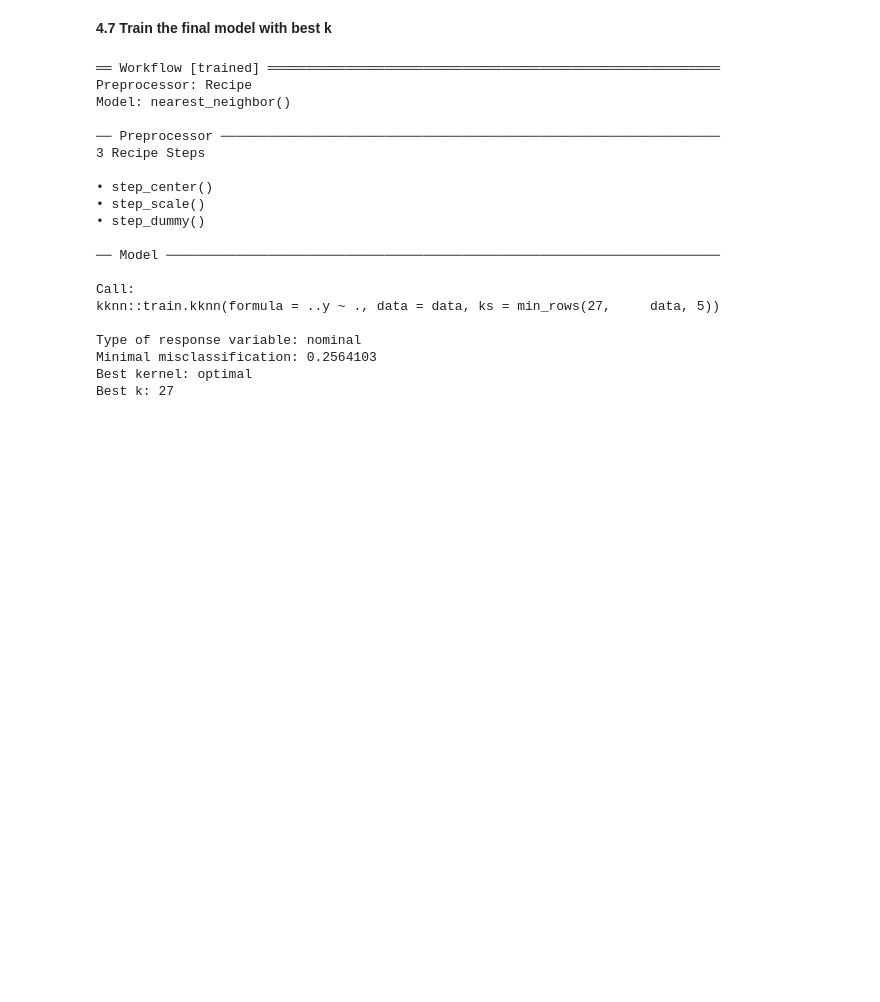
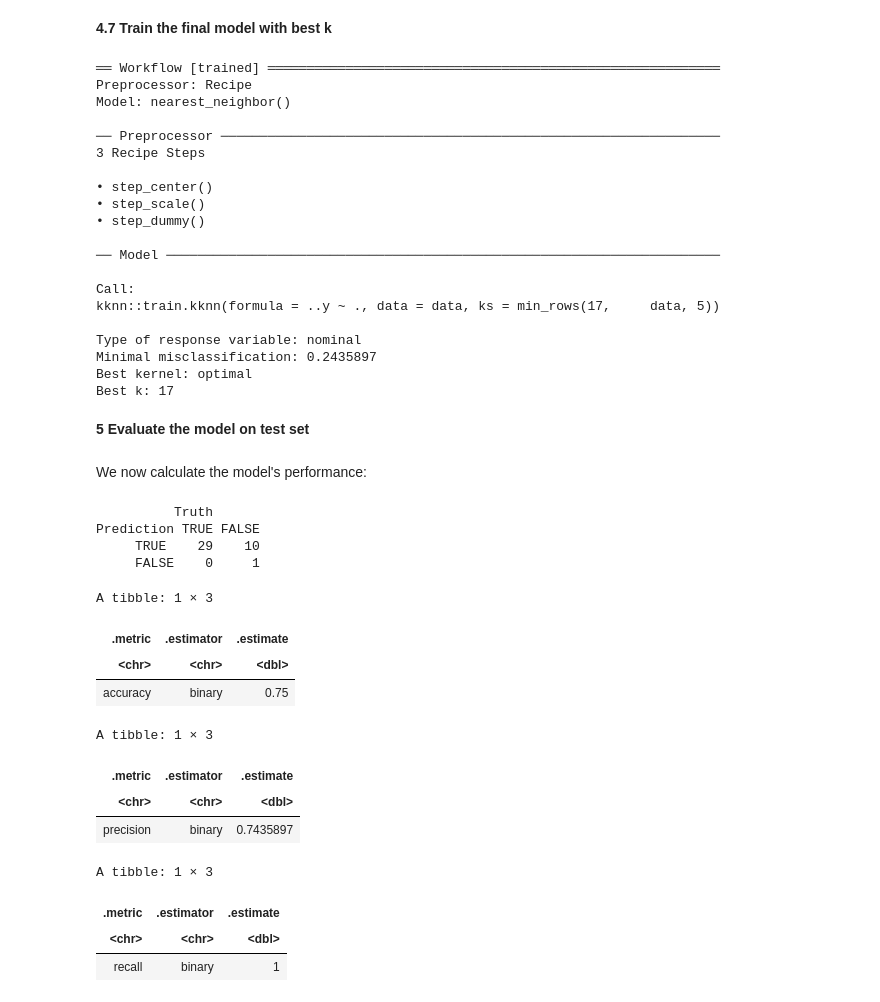
Before and after one commit to wizexplorer/dsci-100-project, a Jupyter notebook: project_report_40.ipynb, the cells around one changed output. Saved outputs shown, nothing was run; the diff lists cells and outputs as text; code cells hidden in the pictures; blank space fills up the shorter version.

Commit message:
update logic for choosing best_k

```diff
--- a/project_report_40.ipynb
+++ b/project_report_40.ipynb
@@ -430,8 +432,9 @@ metrics <- knn_results |>
                 names_from = .metric,
                 values_from = mean
             ) |>
+            filter(neighbors >= 15 & neighbors <= 30) |>
             mutate(
-                total_metrics = accuracy + precision + recall
+                total_metrics = accuracy*0.10 + precision*0.8 + recall*0.10
             ) |>
             arrange(desc(total_metrics))
 print(metrics, n = 10)
@@ -489,9 +489,51 @@ Model: nearest_neighbor()
 ── Model ───────────────────────────────────────────────────────────────────────
 
 Call:
-kknn::train.kknn(formula = ..y ~ ., data = data, ks = min_rows(27,     data, 5))
+kknn::train.kknn(formula = ..y ~ ., data = data, ks = min_rows(17,     data, 5))
 
 Type of response variable: nominal
-Minimal misclassification: 0.2564103
+Minimal misclassification: 0.2435897
 Best kernel: optimal
-Best k: 27
+Best k: 17
+# %% [markdown]
+__5 Evaluate the model on test set__
+# %%
+test_predictions <- predict(best_fit, test_data) |>
+                    bind_cols(test_data)
+# %% [markdown]
+We now calculate the model's performance:
+# %%
+test_accuracy <- test_predictions |>
+  metrics(truth = subscribe, estimate = .pred_class) |>
+  filter(.metric == "accuracy")
+
+test_precision <- test_predictions |>
+    precision(truth = subscribe, estimate = .pred_class, event_level="first")
+
+test_recall <- test_predictions |>
+    recall(truth = subscribe, estimate = .pred_class, event_level="first")
+
+confusion <- test_predictions |>
+             conf_mat(truth = subscribe, estimate = .pred_class)
+
+confusion
+test_accuracy
+test_precision
+test_recall
+# %% [output]
+          Truth
+Prediction TRUE FALSE
+     TRUE    29    10
+     FALSE    0     1
+A tibble: 1 × 3
+| .metric | .estimator | .estimate |
+| <chr> | <chr> | <dbl> |
+| accuracy | binary | 0.75 |
+A tibble: 1 × 3
+| .metric | .estimator | .estimate |
+| <chr> | <chr> | <dbl> |
+| precision | binary | 0.7435897 |
+A tibble: 1 × 3
+| .metric | .estimator | .estimate |
+| <chr> | <chr> | <dbl> |
+| recall | binary | 1 |
```
Also changed, not shown: parts of 3 cells of this notebook.
